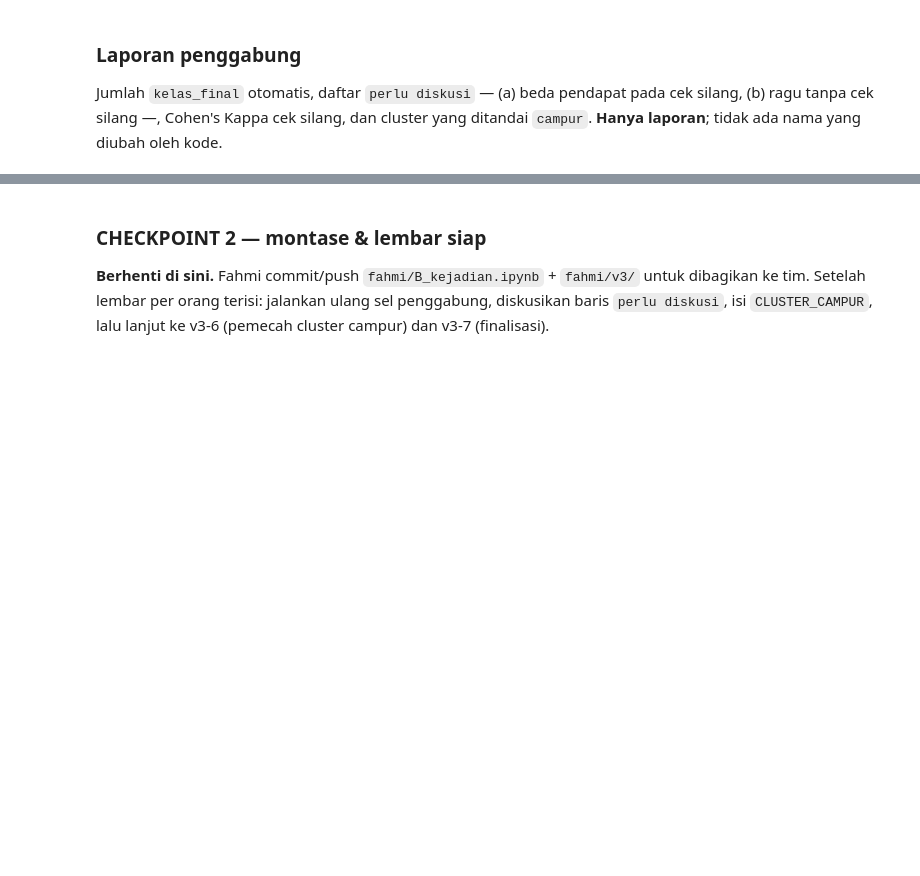
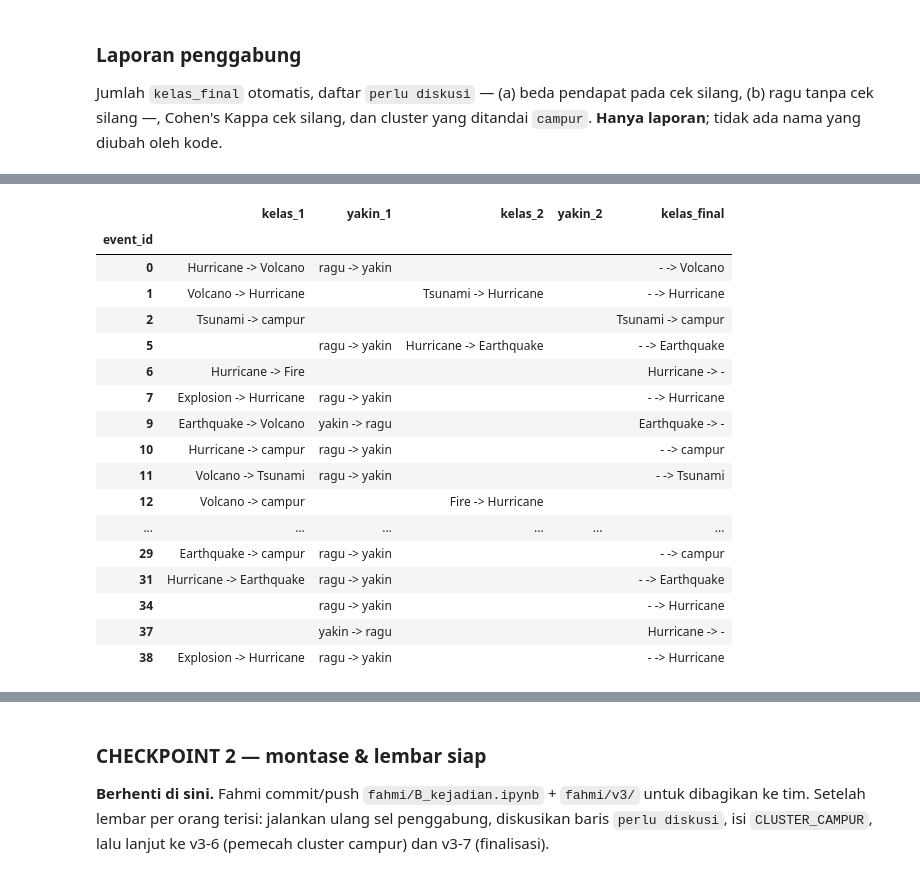
Before and after one commit to xenoo-droid/Perintis_DATAVIDIA, a Jupyter notebook: fahmi/B_kejadian.ipynb, the cells around one changed output, grey strips where cells are left out. Saved outputs shown, nothing was run; the diff lists cells and outputs as text; code cells hidden in the pictures; blank space fills up the shorter version.

Commit message:
v3 sementara 2

```diff
--- a/fahmi/B_kejadian.ipynb
+++ b/fahmi/B_kejadian.ipynb
@@ -1564,0 +1577,65 @@ Ditandai campur: 3
+# %%
+def kesepakatan(g):
+    # cek silang yang kedua jawabannya terisi
+    c = g[(g["penilai_2"] != "") & (g["kelas_1"] != "") & (g["kelas_2"] != "")]
+    sama = int((c["kelas_1"] == c["kelas_2"]).sum())
+    kap = cohen_kappa_score(c["kelas_1"], c["kelas_2"]) if len(c) >= 2 else float("nan")
+    return {"n_cek_silang": int(len(c)), "sama": sama, "persen_setuju": round(100 * sama / max(len(c), 1), 1),
+            "kappa": round(float(kap), 4),
+            "final_otomatis": int((g["kelas_final"] != "").sum()), "perlu_diskusi": int((g["catatan"] == "perlu diskusi").sum())}
+
+assert g1 is not None, "folder lembar_putaran1 tidak ada"
+K1, K2 = kesepakatan(g1), kesepakatan(lp)
+display(pd.DataFrame({"putaran 1": K1, "putaran 2": K2}))
+
+# Cluster yang berubah (jawaban penilai 1 / penilai 2 / yakin)
+ubah = pd.DataFrame({
+    "event_id": range(K),
+    "kelas_1": [f"{a} -> {b}" if a != b else "" for a, b in zip(g1["kelas_1"], lp["kelas_1"])],
+    "yakin_1": [f"{a} -> {b}" if a != b else "" for a, b in zip(g1["yakin_1"], lp["yakin_1"])],
+    "kelas_2": [f"{a} -> {b}" if a != b else "" for a, b in zip(g1["kelas_2"], lp["kelas_2"])],
+    "yakin_2": [f"{a} -> {b}" if a != b else "" for a, b in zip(g1["yakin_2"], lp["yakin_2"])],
+    "kelas_final": [f"{a or '-'} -> {b or '-'}" if a != b else "" for a, b in zip(g1["kelas_final"], lp["kelas_final"])],
+}).set_index("event_id")
+ubah_kelas = (ubah["kelas_1"] != "") | (ubah["kelas_2"] != "")
+ubah_apa = (ubah != "").any(axis=1)
+print(f"Cluster dengan jawaban kelas berubah (penilai 1 atau 2): {int(ubah_kelas.sum())} dari {K}")
+print(f"Cluster dengan perubahan apa pun (kelas/yakin/kelas_final): {int(ubah_apa.sum())} dari {K}")
+display(ubah[ubah_apa])
+
+# Campur (putaran 2) dan usulan CLUSTER_CAMPUR (default 2 bagian)
+is_campur = (lp["kelas_1"] == "campur") | (lp["kelas_2"] == "campur")
+campur2 = lp.loc[is_campur, ["event_id", "n", "penilai_1", "kelas_1", "penilai_2", "kelas_2", "kelas_final"]]
+USULAN_CLUSTER_CAMPUR = {int(e): 2 for e in campur2["event_id"]}
+print("Ditandai campur (putaran 2):", list(USULAN_CLUSTER_CAMPUR))
+display(campur2.set_index("event_id"))
+print("Usulan CLUSTER_CAMPUR =", USULAN_CLUSTER_CAMPUR)
+
+# Catat di meta.json (cadangan sebelum putaran 2: v3/cadangan_sebelum_putaran2/)
+with open(META_PATH, encoding="utf-8") as f:
+    meta_v3 = json.load(f)
+# waktu penggabungan putaran 2 yang sudah tercatat dipertahankan saat dijalankan ulang
+WAKTU_GABUNG2 = next((u["waktu"] for u in meta_v3.get("putaran_penamaan", {}).get("urutan_waktu", [])
+                      if u["kejadian"] == "penggabungan putaran 2"), datetime.now().strftime("%Y-%m-%d %H:%M"))
+meta_v3["putaran_penamaan"] = {
+    "putaran_1": {"sumber": "git c255fc5 (lembar per orang); hasil gabungan di git 950440b",
+                  "folder": f"{OUTPUT_DIR}/lembar_putaran1", **K1},
+    "putaran_2": {"sumber": "lembar per orang revisi tim (git 4914b76 .. c949a04)", **K2},
+    "n_cluster_kelas_berubah": int(ubah_kelas.sum()),
+    "cluster_kelas_berubah": [int(e) for e in ubah.index[ubah_kelas]],
+    "n_cluster_berubah_apa_pun": int(ubah_apa.sum()),
+    "urutan_waktu": [
+        {"waktu": "2026-11-28 03:02", "kejadian": "pemetaan sementara v3_sementara dibuat dari kelas_1 putaran 1"},
+        {"waktu": "2026-11-28 ±03:15", "kejadian": "submission sementara run3"},
+        {"waktu": "2026-11-28 03:35-03:45", "kejadian": "revisi lembar per orang oleh tim (putaran 2)"},
+        {"waktu": WAKTU_GABUNG2, "kejadian": "penggabungan putaran 2"},
+    ],
+    "dasar_revisi": "diskusi montase oleh tim; bukan skor leaderboard",
+    "campur_putaran_2": [int(e) for e in USULAN_CLUSTER_CAMPUR],
+}
+meta_v3["kesepakatan_penilai"] = {"putaran_1": {"persen_setuju": K1["persen_setuju"], "kappa": K1["kappa"]},
+                                  "putaran_2": {"persen_setuju": K2["persen_setuju"], "kappa": K2["kappa"]}}
+with open(META_PATH, "w", encoding="utf-8") as f:
+    json.dump(meta_v3, f, ensure_ascii=False, indent=2)
+print("meta.json diperbarui: putaran_penamaan, kesepakatan_penilai")
+# %% [output]
@@ -1564,0 +1651,18 @@ Ditandai campur: 3
+|  | kelas_1 | yakin_1 | kelas_2 | yakin_2 | kelas_final |
+| event_id |  |  |  |  |  |
+| 0 | Hurricane -> Volcano | ragu -> yakin |  |  | - -> Volcano |
+| 1 | Volcano -> Hurricane |  | Tsunami -> Hurricane |  | - -> Hurricane |
+| 2 | Tsunami -> campur |  |  |  | Tsunami -> campur |
+| 5 |  | ragu -> yakin | Hurricane -> Earthquake |  | - -> Earthquake |
+| 6 | Hurricane -> Fire |  |  |  | Hurricane -> - |
+| 7 | Explosion -> Hurricane | ragu -> yakin |  |  | - -> Hurricane |
+| 9 | Earthquake -> Volcano | yakin -> ragu |  |  | Earthquake -> - |
+| 10 | Hurricane -> campur | ragu -> yakin |  |  | - -> campur |
+| 11 | Volcano -> Tsunami | ragu -> yakin |  |  | - -> Tsunami |
+| 12 | Volcano -> campur |  | Fire -> Hurricane |  |  |
+| ... | ... | ... | ... | ... | ... |
+| 29 | Earthquake -> campur | ragu -> yakin |  |  | - -> campur |
+| 31 | Hurricane -> Earthquake | ragu -> yakin |  |  | - -> Earthquake |
+| 34 |  | ragu -> yakin |  |  | - -> Hurricane |
+| 37 |  | yakin -> ragu |  |  | Hurricane -> - |
+| 38 | Explosion -> Hurricane | ragu -> yakin |  |  | - -> Hurricane |
```
Also changed, not shown: parts of 8 cells of this notebook, 17 other files.
